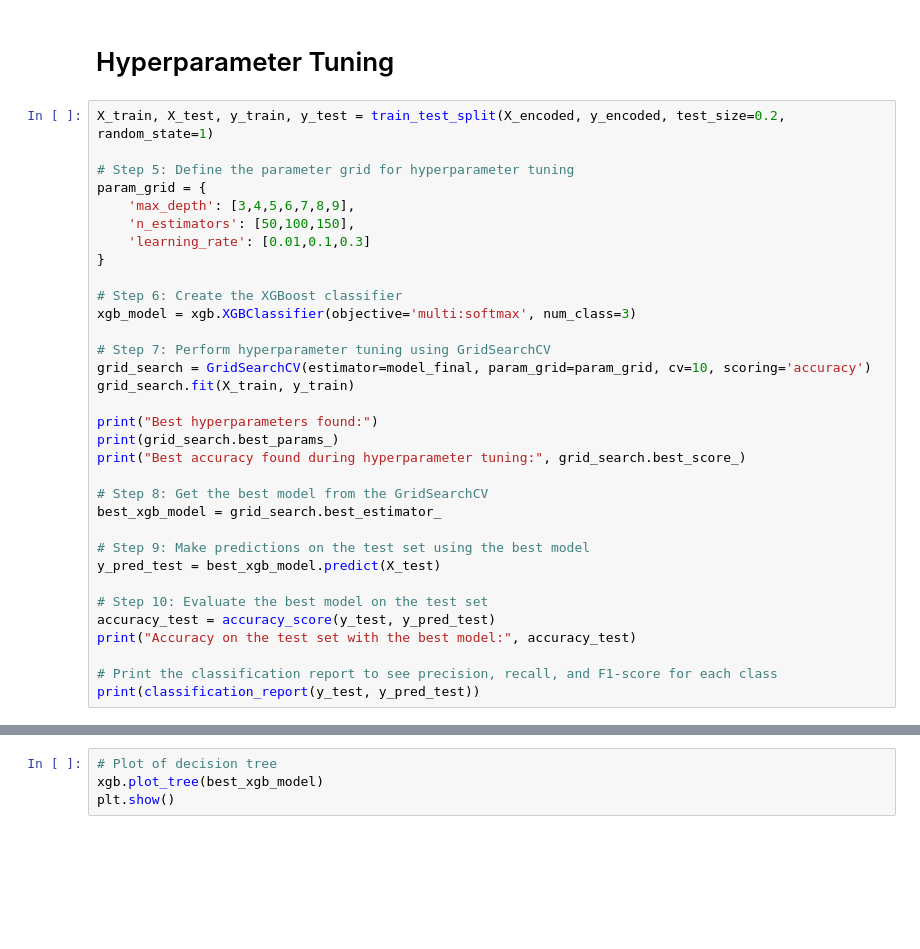
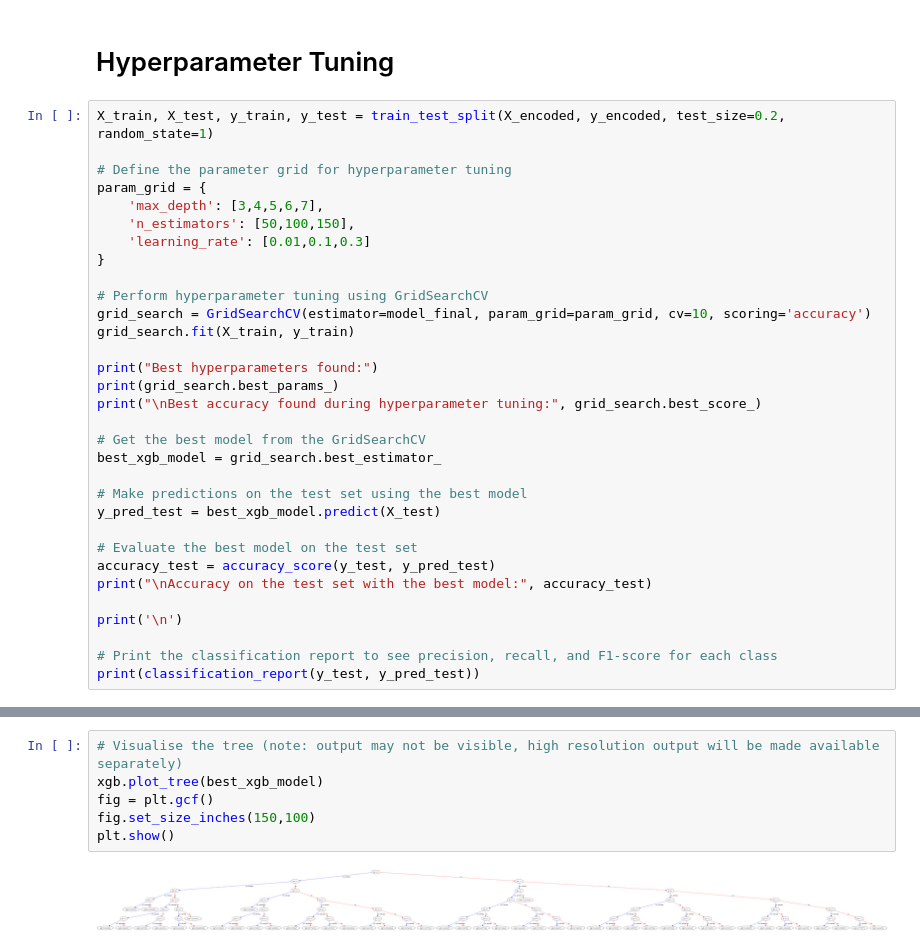
Before and after one commit to zihaow17/SMU_DSAxMaersk_Case_Comp_2023, a Jupyter notebook: models_xgb.ipynb, the cells around one changed output, grey strips where cells are left out. Drawn from its saved outputs; the diff is of its cells as text; blank space fills up the shorter version.

```diff
--- a/models_xgb.ipynb
+++ b/models_xgb.ipynb
@@ -168,33 +175,32 @@ ExecutableNotFound: failed to execute WindowsPath('dot'), make sure the Graphviz
 # %%
 X_train, X_test, y_train, y_test = train_test_split(X_encoded, y_encoded, test_size=0.2, random_state=1)
 
-# Step 5: Define the parameter grid for hyperparameter tuning
+# Define the parameter grid for hyperparameter tuning
 param_grid = {
-    'max_depth': [3,4,5,6,7,8,9],
+    'max_depth': [3,4,5,6,7],
     'n_estimators': [50,100,150],
     'learning_rate': [0.01,0.1,0.3]
 }
 
-# Step 6: Create the XGBoost classifier
-xgb_model = xgb.XGBClassifier(objective='multi:softmax', num_class=3)
-
-# Step 7: Perform hyperparameter tuning using GridSearchCV
+# Perform hyperparameter tuning using GridSearchCV
 grid_search = GridSearchCV(estimator=model_final, param_grid=param_grid, cv=10, scoring='accuracy')
 grid_search.fit(X_train, y_train)
 
 print("Best hyperparameters found:")
 print(grid_search.best_params_)
-print("Best accuracy found during hyperparameter tuning:", grid_search.best_score_)
+print("\nBest accuracy found during hyperparameter tuning:", grid_search.best_score_)
 
-# Step 8: Get the best model from the GridSearchCV
+# Get the best model from the GridSearchCV
 best_xgb_model = grid_search.best_estimator_
 
-# Step 9: Make predictions on the test set using the best model
+# Make predictions on the test set using the best model
 y_pred_test = best_xgb_model.predict(X_test)
 
-# Step 10: Evaluate the best model on the test set
+# Evaluate the best model on the test set
 accuracy_test = accuracy_score(y_test, y_pred_test)
-print("Accuracy on the test set with the best model:", accuracy_test)
+print("\nAccuracy on the test set with the best model:", accuracy_test)
+
+print('\n')
 
 # Print the classification report to see precision, recall, and F1-score for each class
 print(classification_report(y_test, y_pred_test))
@@ -211,4 +234,8 @@ plt.show()
-# %%
-# Plot of decision tree
-xgb.plot_tree(best_xgb_model)
-plt.show()
+# %%
+# Visualise the tree (note: output may not be visible, high resolution output will be made available separately)
+xgb.plot_tree(best_xgb_model)
+fig = plt.gcf()
+fig.set_size_inches(150,100)
+plt.show()
+# %% [output]
+[figure, added]
```
Also changed, not shown: parts of 7 cells of this notebook, 4 other files.
